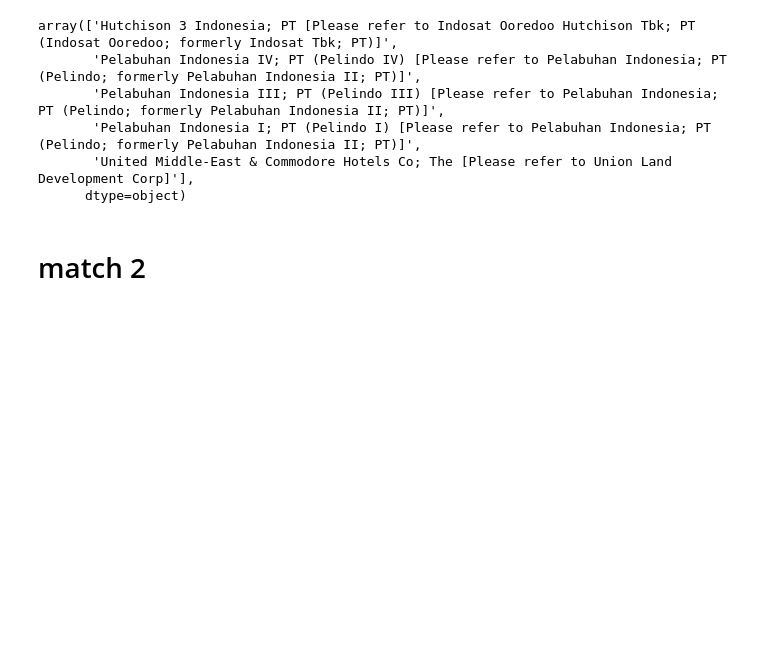
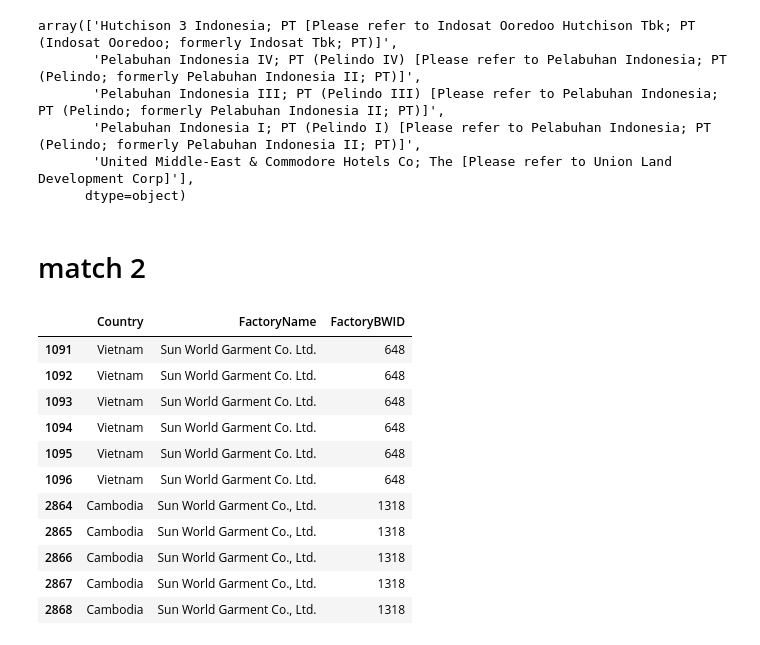
Before and after one commit to xolyn/labor_audit, a Jupyter notebook: LingyuZhou/w8/w8.ipynb, the cells around one changed output. Drawn from its saved outputs; the diff is of its cells as text; code cells hidden in the pictures; blank space fills up the shorter version.

```diff
--- a/LingyuZhou/w8/w8.ipynb
+++ b/LingyuZhou/w8/w8.ipynb
@@ -38,6 +18,8 @@ def strProcess(s:str, aggresive=False):
     s=s.strip()
     s=s.replace("Co.,","Co.") # Co., -> Co.
     s=s.lower() #小写
+    s=s.replace('corp.','corp')
+    s=s.replace('corporation','corp')
     s=re.sub(r'company limit[^\s]{0,}','co., ltd',s)
     s=re.sub(r'limited[^\w]{0,}$', 'ltd', s)
     s=s.replace("&"," and ").replace("–","-").replace("mfg.","manufacturing").replace("ltd co","")
@@ -52,10 +34,10 @@ def strProcess(s:str, aggresive=False):
     s=re.sub(r'[^\w\d)]*$',"",s) #处理结尾除右括号的特殊符号
     s=re.sub(r"[^\w\s.,()-]",'',s) #处理除.,()-空格外的特殊符号
     # llc, sa:
-    s=re.sub(r'l.[\s]{0,}l.[\s]{0,}c','llc',s)
-    s=re.sub(r's.[\s]{0,}a','llc',s)
+    s=re.sub(r'l\.*[\s]*l\.*[\s]*c\.*','llc',s)
+    s=re.sub(r's\.[\s]{0,}a\.{0,}','sa',s)
 
-    if s.startswith("pt"):
+    if s.startswith("pt "):
         s=re.sub(r'^pt\.?\s', '', s)+" pt" # 处理pt: 开头转结尾
     return s
 
@@ -69,14 +51,6 @@ def getBWDuplicates(verbose=False, col="FactoryName"):
         return opdf
     else:
         return opdfv
-
-def getFormer(s):
-    # works bcuz formerly only has 2 situation: ends with right bracket or with nothing, but seprated by semicolumn
-    ## 'Exploitasi Energi Indonesia Tbk; PT (formerly Central Korporindo Internasional; CENKO'
-    try:
-        return re.findall(r"formerly.*[);]",s.lower())[0].replace("formerly","").strip()[:-1].strip()
-    except:
-        return s
 
 def queryOrigName(df:str, s, rgx=False):
     if df=="bw":
@@ -95,9 +69,9 @@ def getFirst2(s):
         return " ".join(s.split(" ")[:2])
 # %%
 bw=pd.read_csv("../w7/bw.csv")
-ci=pd.read_csv("../w7/cif.csv").drop("former",axis=1)
-bwFacts=list(bw.FactoryName.unique()) #len: 2094
-ciFacts=list(ci.company_name.unique()) #len: 15339
+ci=pd.read_csv("../w7/cif.csv")
+bwFacts=list(bw.FactoryName.unique()) #len:
+ciFacts=list(ci.company_name.unique()) #len:
 # %%
 bw["cName"]=bw["FactoryName"].apply(strProcess, aggresive=1)
 ci["cName"]=ci["company_name"].apply(strProcess, aggresive=1)
@@ -195,2 +134,17 @@ array(['Hutchison 3 Indonesia; PT [Please refer to Indosat Ooredoo Hutchison Tbk
+# %%
+bw[bw.cName=='sun world garment'][['Country','FactoryName','FactoryBWID']]
+# %% [output]
+|  | Country | FactoryName | FactoryBWID |
+| 1091 | Vietnam | Sun World Garment Co. Ltd. | 648 |
+| 1092 | Vietnam | Sun World Garment Co. Ltd. | 648 |
+| 1093 | Vietnam | Sun World Garment Co. Ltd. | 648 |
+| 1094 | Vietnam | Sun World Garment Co. Ltd. | 648 |
+| 1095 | Vietnam | Sun World Garment Co. Ltd. | 648 |
+| 1096 | Vietnam | Sun World Garment Co. Ltd. | 648 |
+| 2864 | Cambodia | Sun World Garment Co., Ltd. | 1318 |
+| 2865 | Cambodia | Sun World Garment Co., Ltd. | 1318 |
+| 2866 | Cambodia | Sun World Garment Co., Ltd. | 1318 |
+| 2867 | Cambodia | Sun World Garment Co., Ltd. | 1318 |
+| 2868 | Cambodia | Sun World Garment Co., Ltd. | 1318 |
 # %%
 match2={}
```
Also changed, not shown: parts of 25 cells of this notebook, 3 other files.
